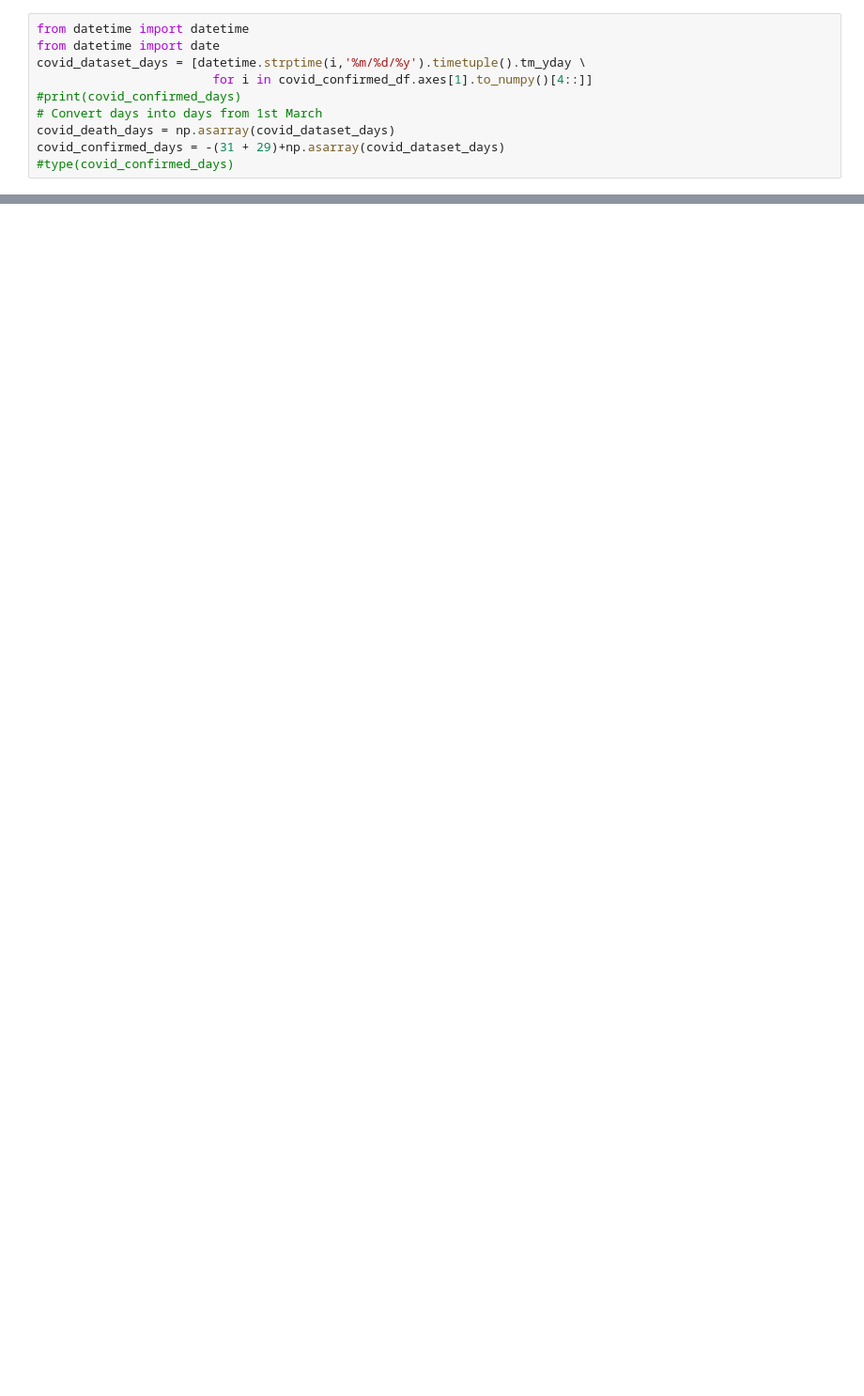
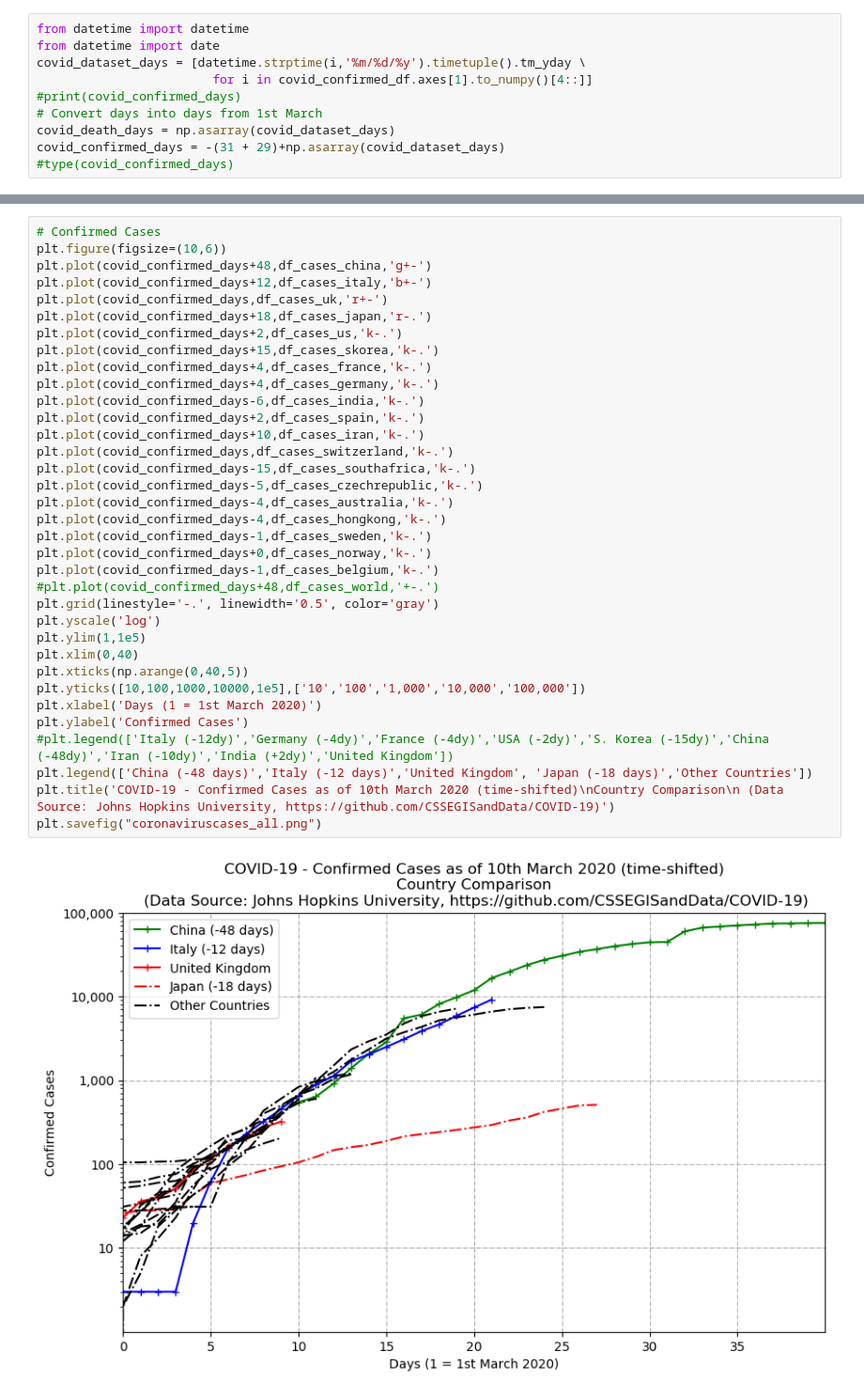
Before and after one commit to hywelowen/coronavirusgraphs, a Jupyter notebook: coronavirus.ipynb, the cells around one changed output, grey strips where cells are left out. Shown at 94% size. Cells and saved outputs as stored; diff of their text form; blank space fills up the shorter version.

```diff
--- a/coronavirus.ipynb
+++ b/coronavirus.ipynb
@@ -261,0 +273,37 @@ plt.savefig("coronaviruscases.png")
+# %%
+# Confirmed Cases
+plt.figure(figsize=(10,6))
+plt.plot(covid_confirmed_days+48,df_cases_china,'g+-')
+plt.plot(covid_confirmed_days+12,df_cases_italy,'b+-')
+plt.plot(covid_confirmed_days,df_cases_uk,'r+-')
+plt.plot(covid_confirmed_days+18,df_cases_japan,'r-.')
+plt.plot(covid_confirmed_days+2,df_cases_us,'k-.')
+plt.plot(covid_confirmed_days+15,df_cases_skorea,'k-.')
+plt.plot(covid_confirmed_days+4,df_cases_france,'k-.')
+plt.plot(covid_confirmed_days+4,df_cases_germany,'k-.')
+plt.plot(covid_confirmed_days-6,df_cases_india,'k-.')
+plt.plot(covid_confirmed_days+2,df_cases_spain,'k-.')
+plt.plot(covid_confirmed_days+10,df_cases_iran,'k-.')
+plt.plot(covid_confirmed_days,df_cases_switzerland,'k-.')
+plt.plot(covid_confirmed_days-15,df_cases_southafrica,'k-.')
+plt.plot(covid_confirmed_days-5,df_cases_czechrepublic,'k-.')
+plt.plot(covid_confirmed_days-4,df_cases_australia,'k-.')
+plt.plot(covid_confirmed_days-4,df_cases_hongkong,'k-.')
+plt.plot(covid_confirmed_days-1,df_cases_sweden,'k-.')
+plt.plot(covid_confirmed_days+0,df_cases_norway,'k-.')
+plt.plot(covid_confirmed_days-1,df_cases_belgium,'k-.')
+#plt.plot(covid_confirmed_days+48,df_cases_world,'+-.')
+plt.grid(linestyle='-.', linewidth='0.5', color='gray')
+plt.yscale('log')
+plt.ylim(1,1e5)
+plt.xlim(0,40)
+plt.xticks(np.arange(0,40,5))
+plt.yticks([10,100,1000,10000,1e5],['10','100','1,000','10,000','100,000'])
+plt.xlabel('Days (1 = 1st March 2020)')
+plt.ylabel('Confirmed Cases')
+#plt.legend(['Italy (-12dy)','Germany (-4dy)','France (-4dy)','USA (-2dy)','S. Korea (-15dy)','China (-48dy)','Iran (-10dy)','India (+2dy)','United Kingdom'])
+plt.legend(['China (-48 days)','Italy (-12 days)','United Kingdom', 'Japan (-18 days)','Other Countries'])
+plt.title('COVID-19 - Confirmed Cases as of 10th March 2020 (time-shifted)\nCountry Comparison\n (Data Source: Johns Hopkins University, https://github.com/CSSEGISandData/COVID-19)')
+plt.savefig("coronaviruscases_all.png")
+# %% [output]
+[figure, added]
```
Also changed, not shown: parts of 8 cells of this notebook.
